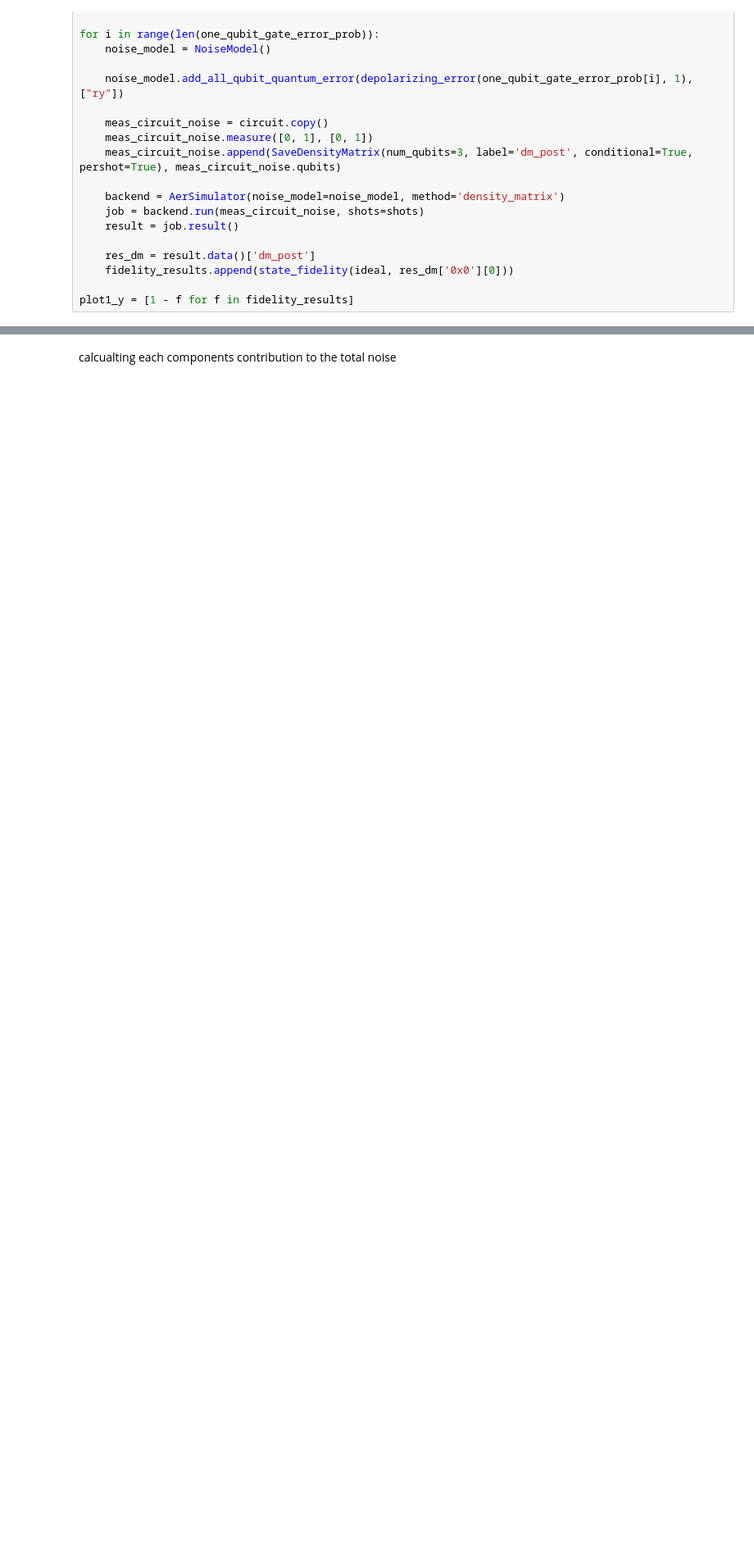
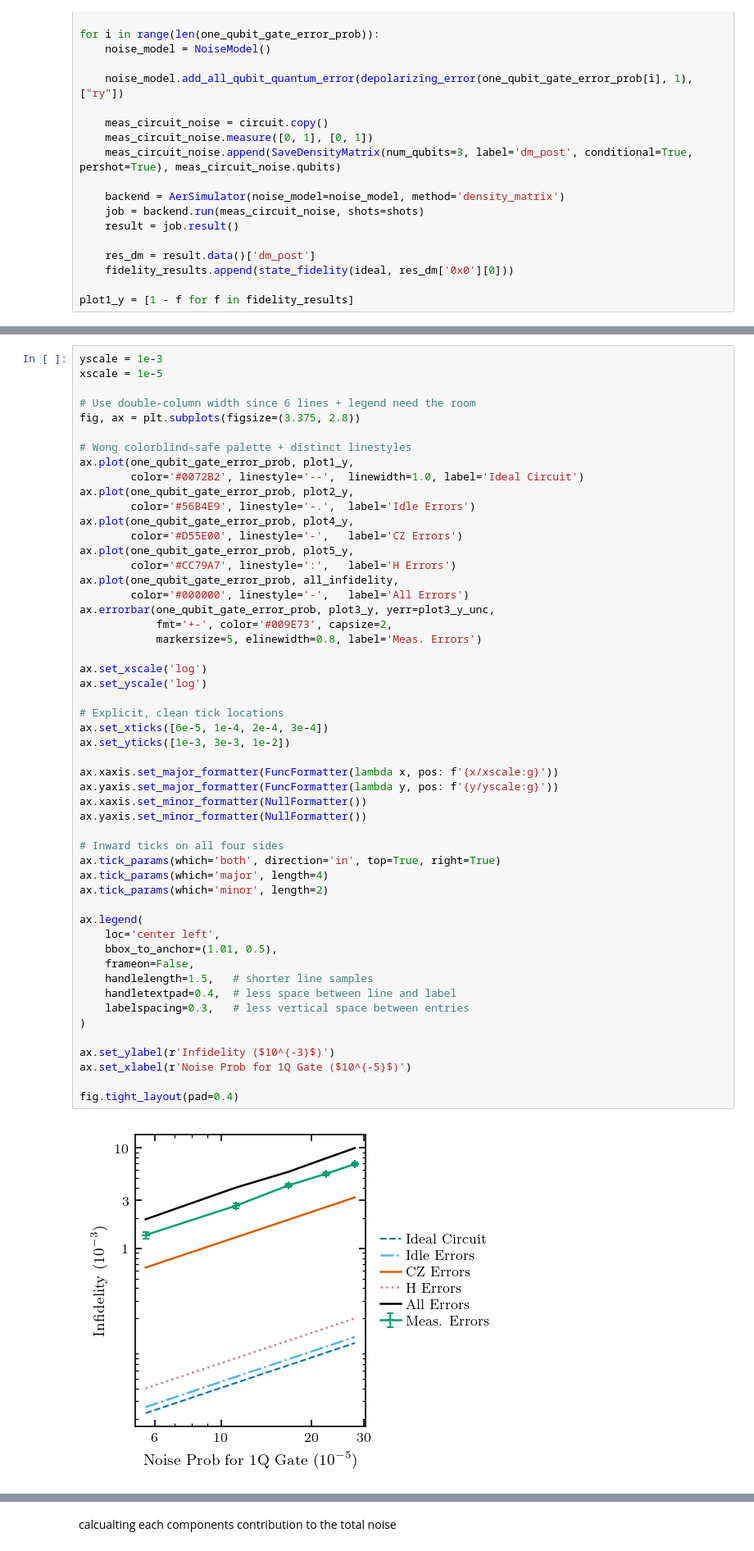
Before and after one commit to Sal7ySalt/Smallest-MSD-Protocol, a Jupyter notebook: 3_qubit_code/no_concat.ipynb, the cells around one changed output, grey strips where cells are left out. Shown at 82% size. Drawn from its saved outputs; the diff is of its cells as text; blank space fills up the shorter version.

```diff
--- a/3_qubit_code/no_concat.ipynb
+++ b/3_qubit_code/no_concat.ipynb
@@ -433,2 +418,56 @@ plt.show()
+# %%
+yscale = 1e-3
+xscale = 1e-5
+
+# Use double-column width since 6 lines + legend need the room
+fig, ax = plt.subplots(figsize=(3.375, 2.8))
+
+# Wong colorblind-safe palette + distinct linestyles
+ax.plot(one_qubit_gate_error_prob, plot1_y,
+        color='#0072B2', linestyle='--',  linewidth=1.0, label='Ideal Circuit')
+ax.plot(one_qubit_gate_error_prob, plot2_y,
+        color='#56B4E9', linestyle='-.',  label='Idle Errors')
+ax.plot(one_qubit_gate_error_prob, plot4_y,
+        color='#D55E00', linestyle='-',   label='CZ Errors')
+ax.plot(one_qubit_gate_error_prob, plot5_y,
+        color='#CC79A7', linestyle=':',   label='H Errors')
+ax.plot(one_qubit_gate_error_prob, all_infidelity,
+        color='#000000', linestyle='-',   label='All Errors')
+ax.errorbar(one_qubit_gate_error_prob, plot3_y, yerr=plot3_y_unc,
+            fmt='+-', color='#009E73', capsize=2,
+            markersize=5, elinewidth=0.8, label='Meas. Errors')
+
+ax.set_xscale('log')
+ax.set_yscale('log')
+
+# Explicit, clean tick locations
+ax.set_xticks([6e-5, 1e-4, 2e-4, 3e-4])
+ax.set_yticks([1e-3, 3e-3, 1e-2])
+
+ax.xaxis.set_major_formatter(FuncFormatter(lambda x, pos: f'{x/xscale:g}'))
+ax.yaxis.set_major_formatter(FuncFormatter(lambda y, pos: f'{y/yscale:g}'))
+ax.xaxis.set_minor_formatter(NullFormatter())
+ax.yaxis.set_minor_formatter(NullFormatter())
+
+# Inward ticks on all four sides
+ax.tick_params(which='both', direction='in', top=True, right=True)
+ax.tick_params(which='major', length=4)
+ax.tick_params(which='minor', length=2)
+
+ax.legend(
+    loc='center left',
+    bbox_to_anchor=(1.01, 0.5),
+    frameon=False,
+    handlelength=1.5,   # shorter line samples
+    handletextpad=0.4,  # less space between line and label
+    labelspacing=0.3,   # less vertical space between entries
+)
+
+ax.set_ylabel(r'Infidelity ($10^{-3}$)')
+ax.set_xlabel(r'Noise Prob for 1Q Gate ($10^{-5}$)')
+
+fig.tight_layout(pad=0.4)
+# %% [output]
+[figure, added]
 # %%
 # Plotting both together
```
Also changed, not shown: parts of 19 cells of this notebook, 33 other files.
